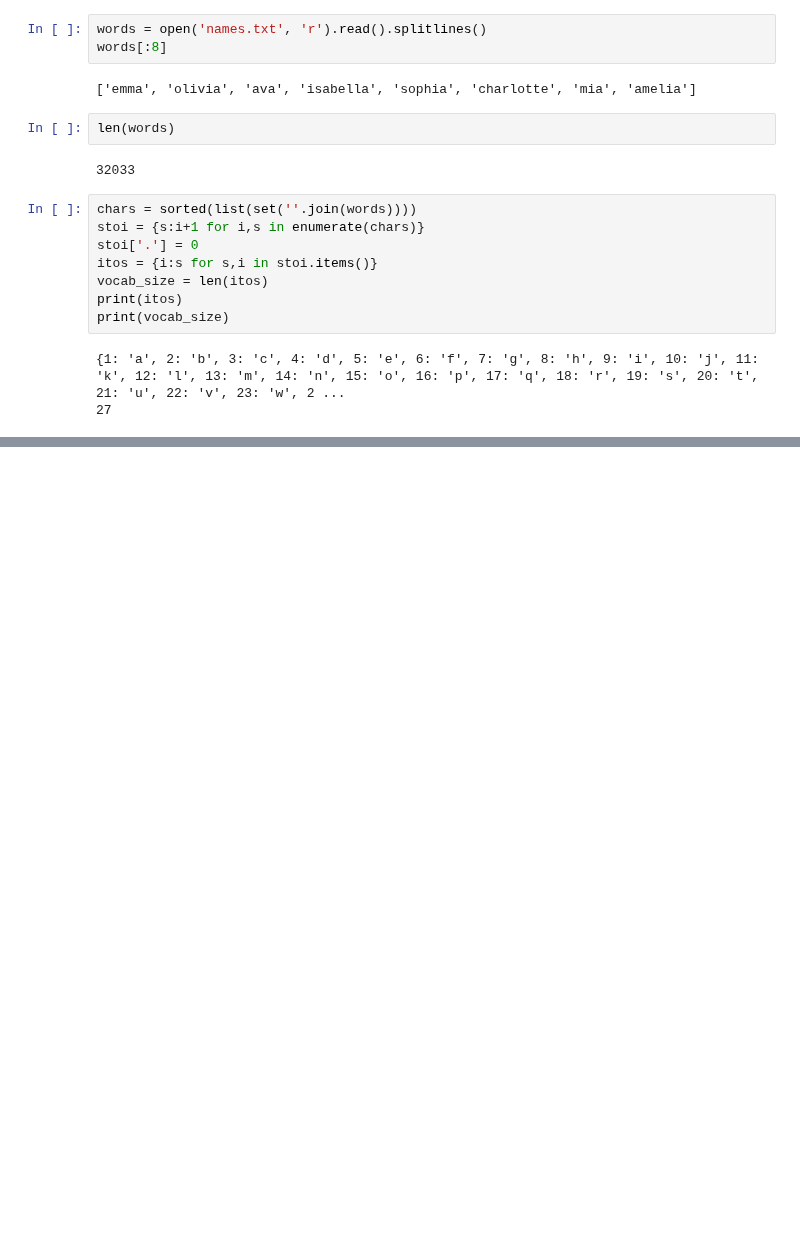
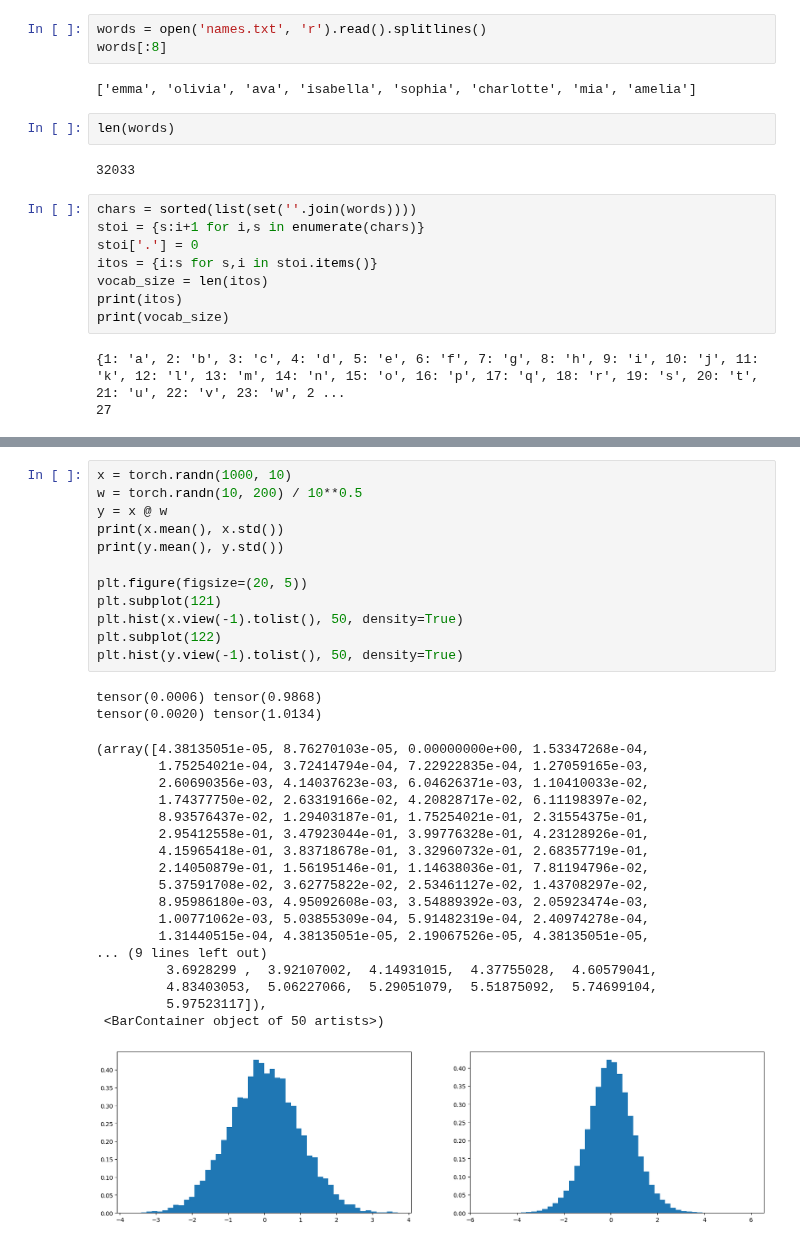
Before and after one commit to anand-krishanu/transformer-canvas, a Jupyter notebook: make-more-3.ipynb, the cells around one changed output, grey strips where cells are left out. Drawn from its saved outputs; the diff is of its cells as text; blank space fills up the shorter version.

```diff
--- a/make-more-3.ipynb
+++ b/make-more-3.ipynb
@@ -75,6 +75,39 @@ for p in parameters:
     p.requires_grad=True
 # %% [output]
 11897
+# %%
+x = torch.randn(1000, 10)
+w = torch.randn(10, 200) / 10**0.5
+y = x @ w
+print(x.mean(), x.std())
+print(y.mean(), y.std())
+
+plt.figure(figsize=(20, 5))
+plt.subplot(121)
+plt.hist(x.view(-1).tolist(), 50, density=True)
+plt.subplot(122)
+plt.hist(y.view(-1).tolist(), 50, density=True)
+# %% [output]
+tensor(0.0006) tensor(0.9868)
+tensor(0.0020) tensor(1.0134)
+(array([4.38135051e-05, 8.76270103e-05, 0.00000000e+00, 1.53347268e-04,
+        1.75254021e-04, 3.72414794e-04, 7.22922835e-04, 1.27059165e-03,
+        2.60690356e-03, 4.14037623e-03, 6.04626371e-03, 1.10410033e-02,
+        1.74377750e-02, 2.63319166e-02, 4.20828717e-02, 6.11198397e-02,
+        8.93576437e-02, 1.29403187e-01, 1.75254021e-01, 2.31554375e-01,
+        2.95412558e-01, 3.47923044e-01, 3.99776328e-01, 4.23128926e-01,
+        4.15965418e-01, 3.83718678e-01, 3.32960732e-01, 2.68357719e-01,
+        2.14050879e-01, 1.56195146e-01, 1.14638036e-01, 7.81194796e-02,
+        5.37591708e-02, 3.62775822e-02, 2.53461127e-02, 1.43708297e-02,
+        8.95986180e-03, 4.95092608e-03, 3.54889392e-03, 2.05923474e-03,
+        1.00771062e-03, 5.03855309e-04, 5.91482319e-04, 2.40974278e-04,
+        1.31440515e-04, 4.38135051e-05, 2.19067526e-05, 4.38135051e-05,
+... (9 lines left out)
+         3.6928299 ,  3.92107002,  4.14931015,  4.37755028,  4.60579041,
+         4.83403053,  5.06227066,  5.29051079,  5.51875092,  5.74699104,
+         5.97523117]),
+ <BarContainer object of 50 artists>)
+[figure, added]
 # %%
 max_steps = 200000
 batch_size = 32
```
Also changed, not shown: parts of 9 cells of this notebook.
